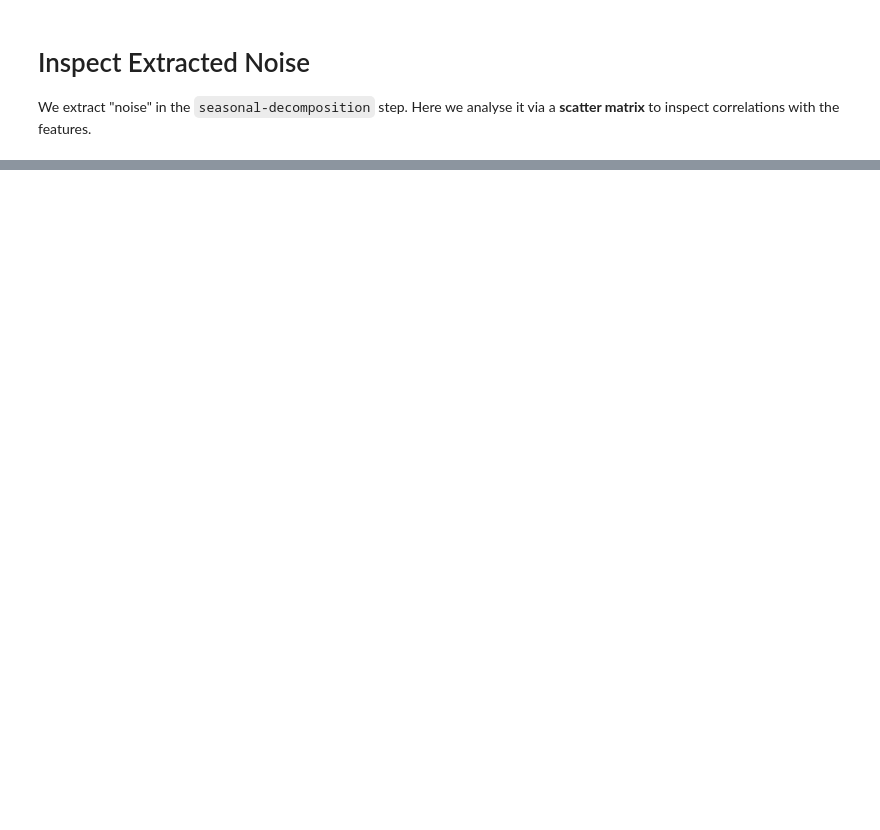
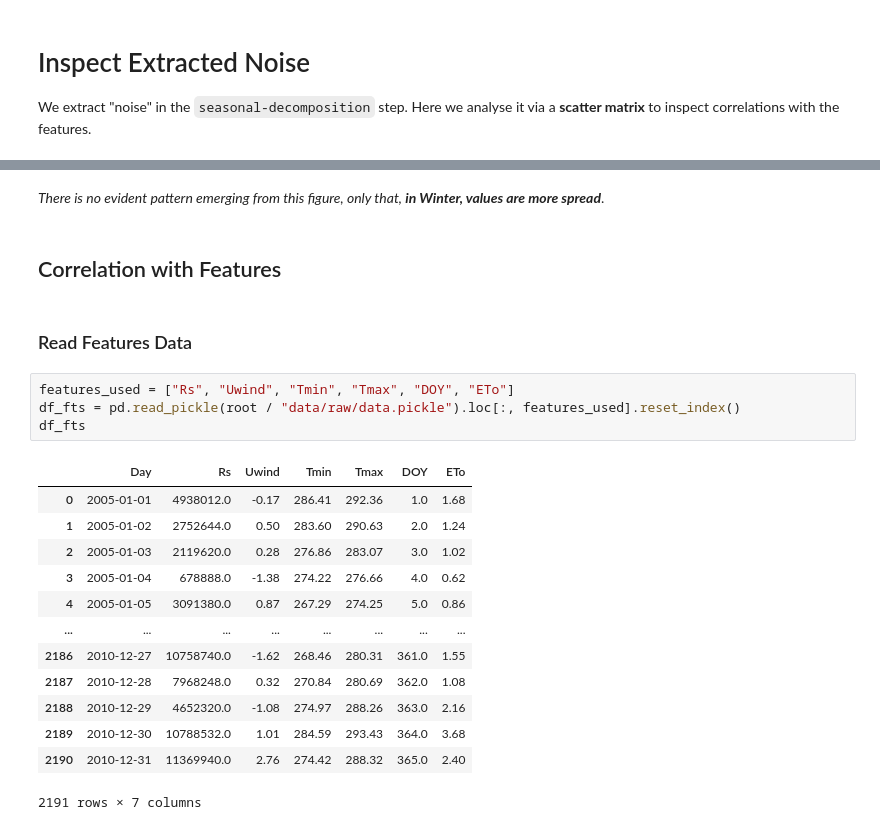
Before and after one commit to fedesss98/kc-predict, a Jupyter notebook: notebook/06-inspect-noise.ipynb, the cells around one changed output, grey strips where cells are left out. Drawn from its saved outputs; the diff is of its cells as text; blank space fills up the shorter version.

```diff
--- a/notebook/06-inspect-noise.ipynb
+++ b/notebook/06-inspect-noise.ipynb
@@ -43,0 +37,24 @@ sns.scatterplot(df_noise, x="Day", y="resid", hue="DOY", palette="crest")
+# %% [markdown]
+*There is no evident pattern emerging from this figure, only that, **in Winter, values are more spread***.
+# %% [markdown]
+## Correlation with Features
+# %% [markdown]
+### Read Features Data
+# %%
+features_used = ["Rs", "Uwind", "Tmin", "Tmax", "DOY", "ETo"]
+df_fts = pd.read_pickle(root / "data/raw/data.pickle").loc[:, features_used].reset_index()
+df_fts
+# %% [output]
+|  | Day | Rs | Uwind | Tmin | Tmax | DOY | ETo |
+| 0 | 2005-01-01 | 4938012.0 | -0.17 | 286.41 | 292.36 | 1.0 | 1.68 |
+| 1 | 2005-01-02 | 2752644.0 | 0.50 | 283.60 | 290.63 | 2.0 | 1.24 |
+| 2 | 2005-01-03 | 2119620.0 | 0.28 | 276.86 | 283.07 | 3.0 | 1.02 |
+| 3 | 2005-01-04 | 678888.0 | -1.38 | 274.22 | 276.66 | 4.0 | 0.62 |
+| 4 | 2005-01-05 | 3091380.0 | 0.87 | 267.29 | 274.25 | 5.0 | 0.86 |
+| ... | ... | ... | ... | ... | ... | ... | ... |
+| 2186 | 2010-12-27 | 10758740.0 | -1.62 | 268.46 | 280.31 | 361.0 | 1.55 |
+| 2187 | 2010-12-28 | 7968248.0 | 0.32 | 270.84 | 280.69 | 362.0 | 1.08 |
+| 2188 | 2010-12-29 | 4652320.0 | -1.08 | 274.97 | 288.26 | 363.0 | 2.16 |
+| 2189 | 2010-12-30 | 10788532.0 | 1.01 | 284.59 | 293.43 | 364.0 | 3.68 |
+| 2190 | 2010-12-31 | 11369940.0 | 2.76 | 274.42 | 288.32 | 365.0 | 2.40 |
+2191 rows × 7 columns
```
Also changed, not shown: parts of 13 cells of this notebook.
